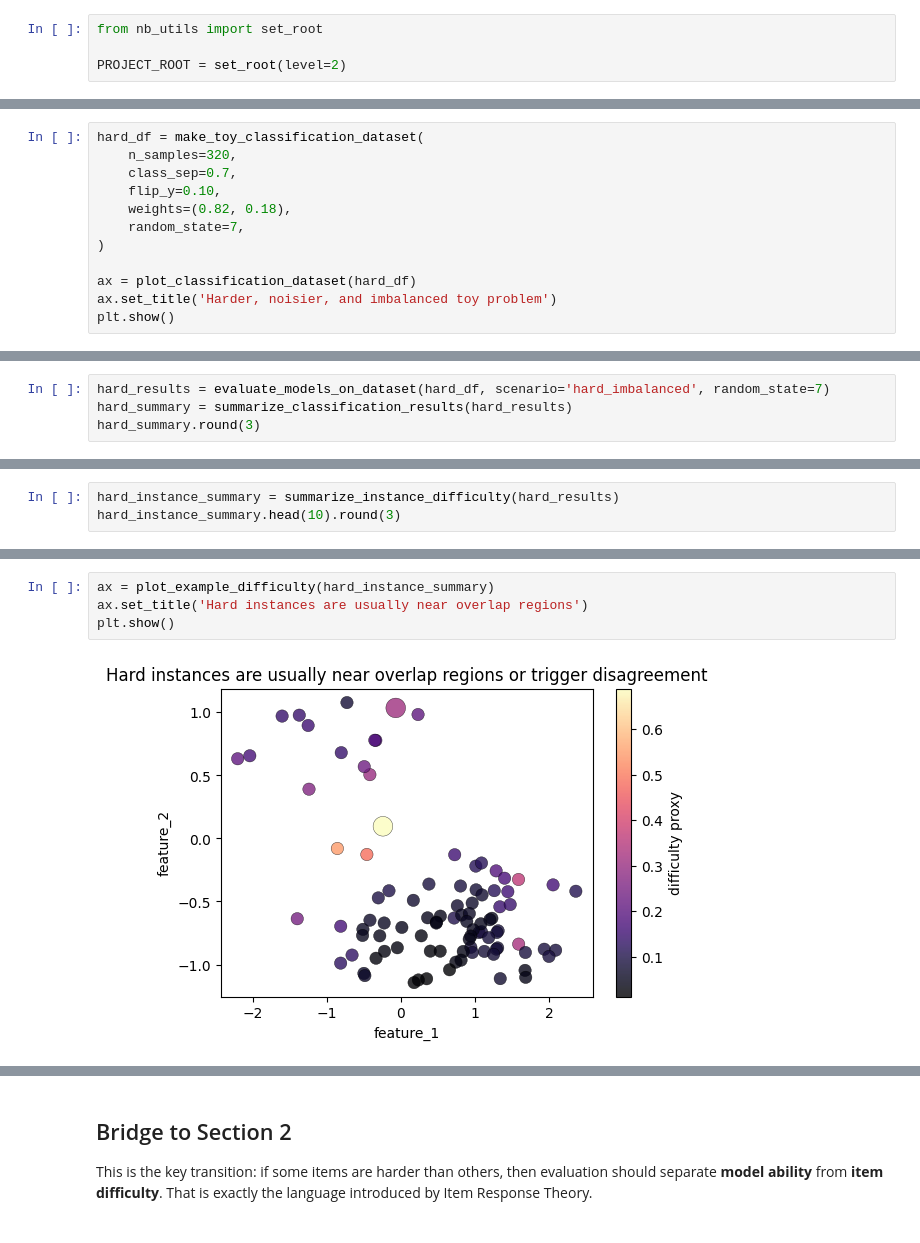
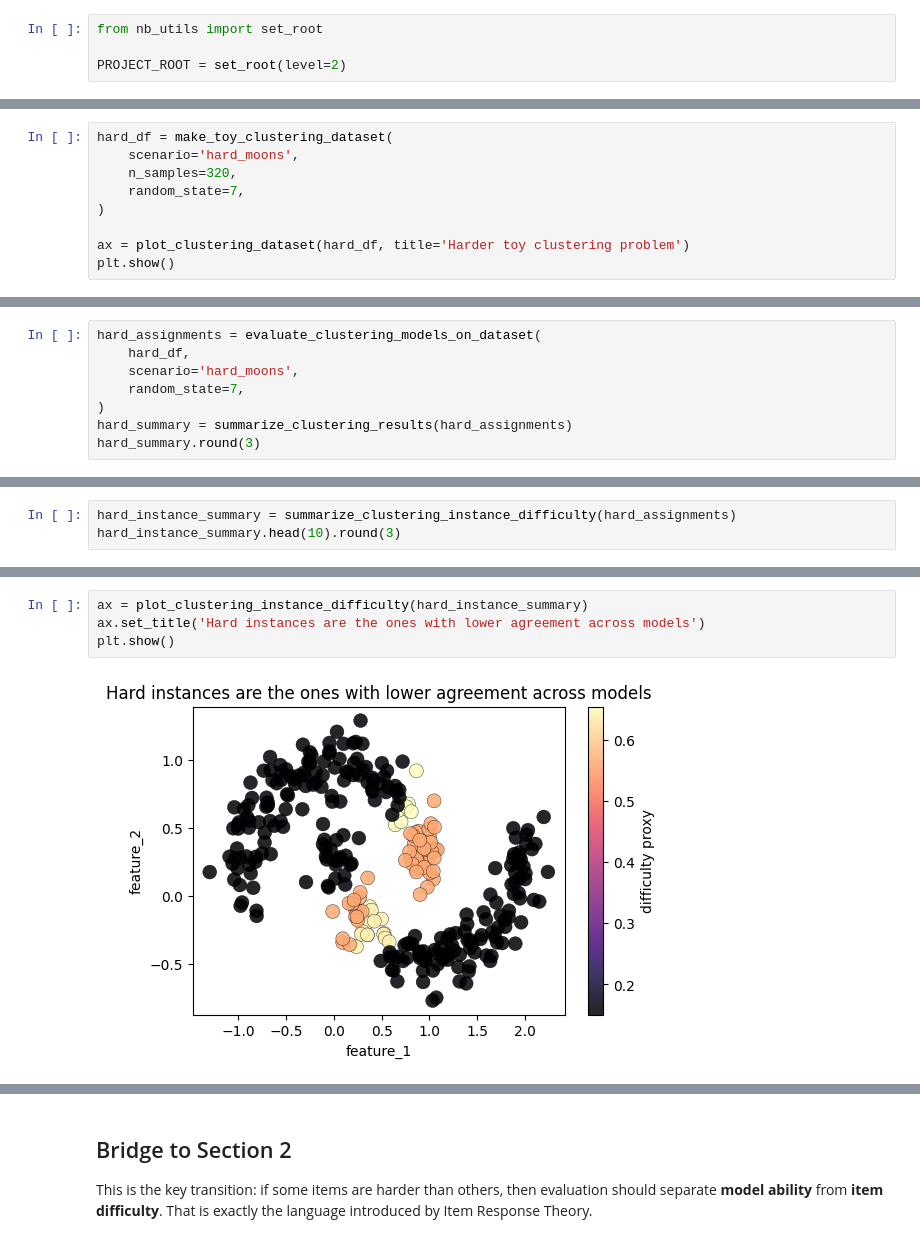
Before and after one commit to Manuelfjr/latent-ability-ml, a Jupyter notebook: notebooks/01_00_unsupervised_evaluation_toy_problems.ipynb, the cells around one changed output, grey strips where cells are left out. Cells and saved outputs as stored; diff of their text form.

```diff
--- a/notebooks/01_00_unsupervised_evaluation_toy_problems.ipynb
+++ b/notebooks/01_00_unsupervised_evaluation_toy_problems.ipynb
@@ -61,13 +62,10 @@ We now reduce class separation, add noise, and introduce imbalance. The point is
 # %%
-hard_df = make_toy_classification_dataset(
+hard_df = make_toy_clustering_dataset(
+    scenario='hard_moons',
     n_samples=320,
-    class_sep=0.7,
-    flip_y=0.10,
-    weights=(0.82, 0.18),
     random_state=7,
 )
 
-ax = plot_classification_dataset(hard_df)
-ax.set_title('Harder, noisier, and imbalanced toy problem')
+ax = plot_clustering_dataset(hard_df, title='Harder toy clustering problem')
 plt.show()
 # %% [output]
@@ -75,5 +73,9 @@ plt.show()
 # %%
-hard_results = evaluate_models_on_dataset(hard_df, scenario='hard_imbalanced', random_state=7)
-hard_summary = summarize_classification_results(hard_results)
+hard_assignments = evaluate_clustering_models_on_dataset(
+    hard_df,
+    scenario='hard_moons',
+    random_state=7,
+)
+hard_summary = summarize_clustering_results(hard_assignments)
 hard_summary.round(3)
 # %% [output]
@@ -103,4 +105,4 @@ Standard metrics collapse everything into a single number. To move toward IRT, w
 # %%
-hard_instance_summary = summarize_instance_difficulty(hard_results)
+hard_instance_summary = summarize_clustering_instance_difficulty(hard_assignments)
 hard_instance_summary.head(10).round(3)
 # %% [output]
@@ -118,6 +120,6 @@ hard_instance_summary.head(10).round(3)
 # %%
-ax = plot_example_difficulty(hard_instance_summary)
-ax.set_title('Hard instances are usually near overlap regions')
+ax = plot_clustering_instance_difficulty(hard_instance_summary)
+ax.set_title('Hard instances are the ones with lower agreement across models')
 plt.show()
 # %% [output]
-[figure, old version]
+[figure, new version]
```
Also changed, not shown: parts of 18 cells of this notebook, 3 other files.
